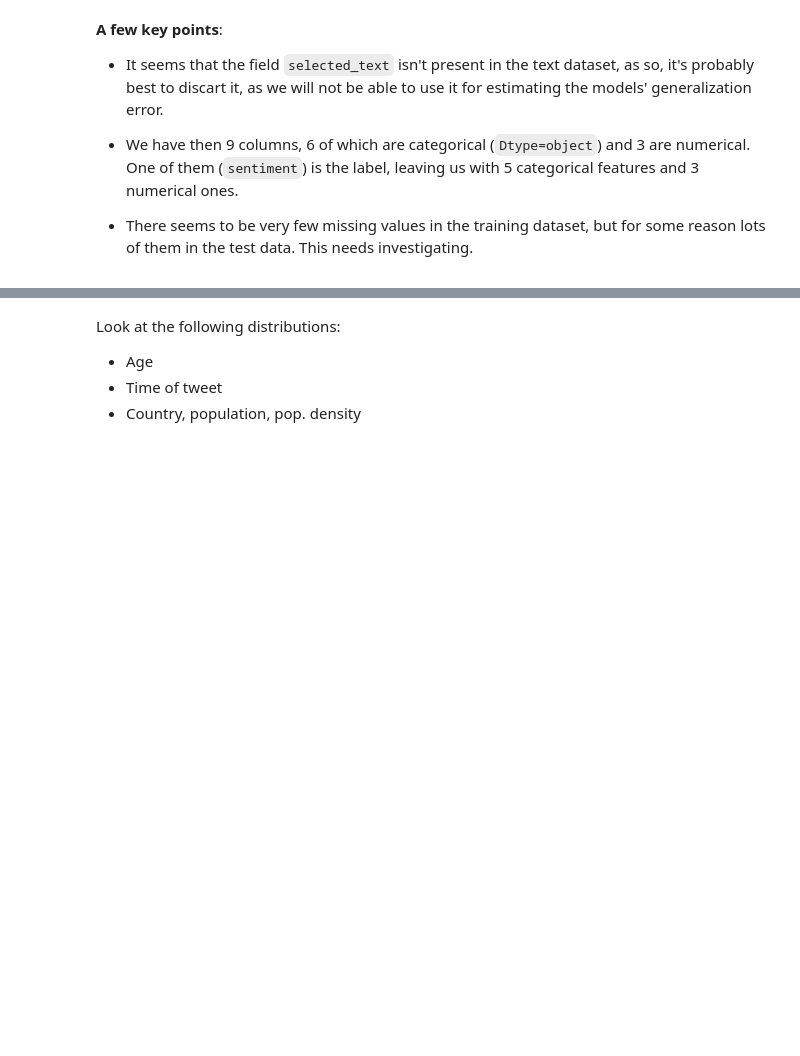
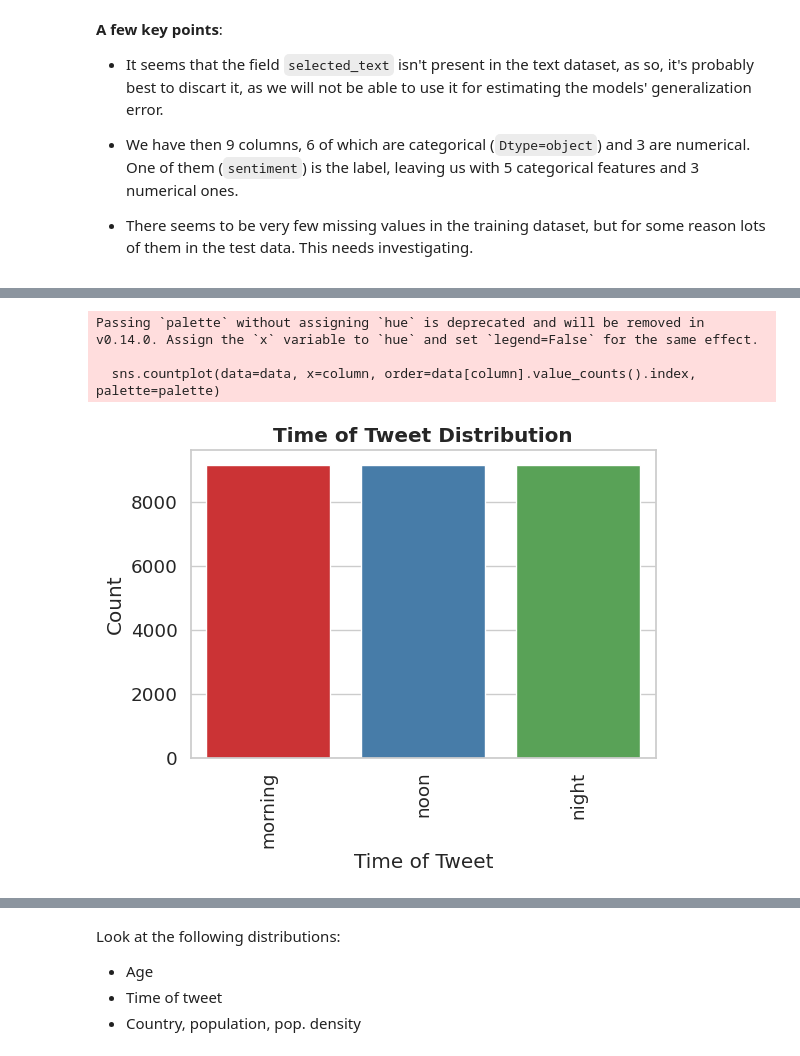
Before and after one commit to DiegoFleury/MI201-groupe-4, a Jupyter notebook: notebooks/preProcessingAndEDA.ipynb, the cells around one changed output, grey strips where cells are left out. Cells and saved outputs as stored; diff of their text form; code cells hidden in the pictures; blank space fills up the shorter version.

```diff
--- a/notebooks/preProcessingAndEDA.ipynb
+++ b/notebooks/preProcessingAndEDA.ipynb
@@ -140,0 +202,2 @@ BERT embeddings and dataloader
+# %%
+train_df = train_df.dropna()
@@ -140,0 +316,36 @@ BERT embeddings and dataloader
+# %%
+def plot_categorical_distribution(data, column, palette="Set1"):
+    """
+    Generalized function to plot a categorical distribution with Seaborn.
+    If the column has more than 10 unique categories, it will clip to the top 10 most frequent.
+
+    Parameters:
+    - data (DataFrame): The dataset containing the column to plot.
+    - column (str): The column name to plot.
+    - palette (str): Seaborn palette for coloring the bars.
+    """
+
+    # If the column has more than 10 unique categories, clip to the top 10 most frequent
+    if data[column].nunique() > 10:
+        top_values = data[column].value_counts().nlargest(10).index
+        data = data[data[column].isin(top_values)]
+
+    plt.figure(figsize=(6,4))
+    sns.countplot(data=data, x=column, order=data[column].value_counts().index, palette=palette)
+    plt.title(f'{column} Distribution', fontweight='bold')
+    plt.xlabel(column)
+    plt.ylabel("Count")
+    plt.xticks(rotation=90)
+    plt.show()
+# %%
+# Example for "Time of Tweet"
+plot_categorical_distribution(
+    data=train_df,
+    column="Time of Tweet",
+    palette="Set1"
+);
+# %% [output]
+Passing `palette` without assigning `hue` is deprecated and will be removed in v0.14.0. Assign the `x` variable to `hue` and set `legend=False` for the same effect.
+
+  sns.countplot(data=data, x=column, order=data[column].value_counts().index, palette=palette)
+[figure, added]
```
Also changed, not shown: parts of 57 cells of this notebook.
